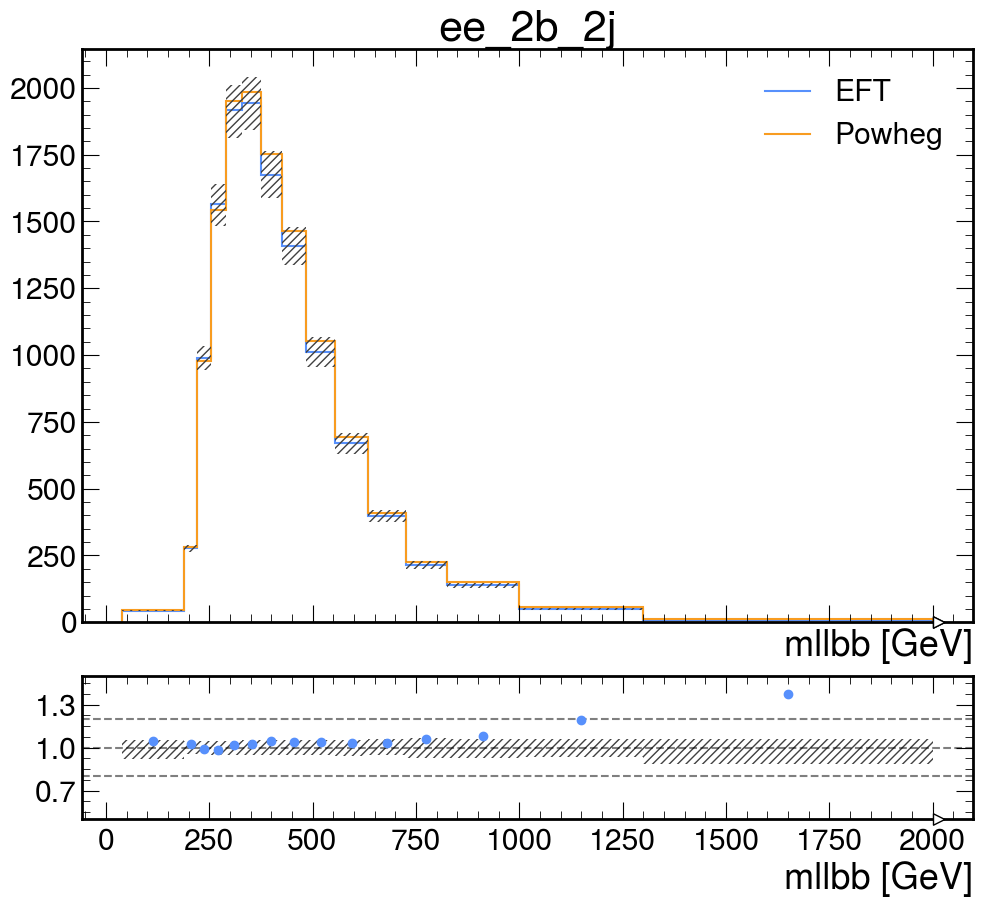
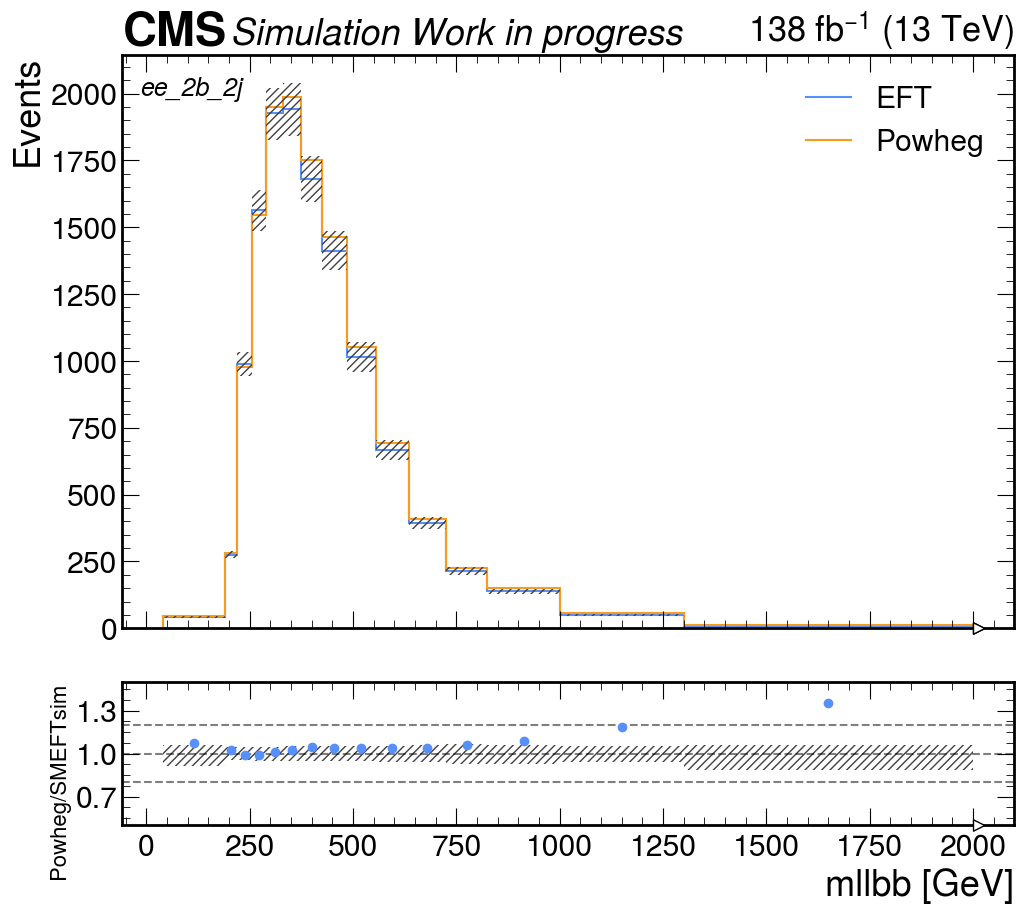
Unified diff of the notebook cell whose output changed from the first chart to the second:
--- before
+++ after
@@ -53,4 +53,5 @@
         
         hep.style.use("CMS")
+        
         fig, (ax, rax) = plt.subplots(
             nrows=2,
@@ -130,4 +131,9 @@
         )
 
+        ax.set_ylabel("Events")
+        ax.set_xlabel("")
+        ax.set_xmargin(0) 
+        
+        hep.cms.label("Work in progress", data=False, lumi=138, com=13, loc=0, ax=ax)
         rax.axhline(y=1.0, color='black', linestyle='--', alpha=0.5)
         rax.axhline(y=0.8, color='black', linestyle='--', alpha=0.5)
@@ -135,7 +141,10 @@
         rax.set_ylim([0.5, 1.5])                    # rax.set_ylim([0.5, 1.5])
         rax.set_yticks([0.7, 1.0, 1.3])             # rax.set_yticks([0.8, 1.0, 1.2, 1.4]) 
-
+        rax.set_ylabel("Powheg/SMEFTsim", fontsize=16)
+        
         ax.legend()
-        ax.set_title(f"{ch}")
+        
+        # ax.set_title(f"{ch}")
+        plt.figtext(0.14, 0.84, ch, fontsize=18, fontstyle='italic')
         plt.show()
         

Commit: updates